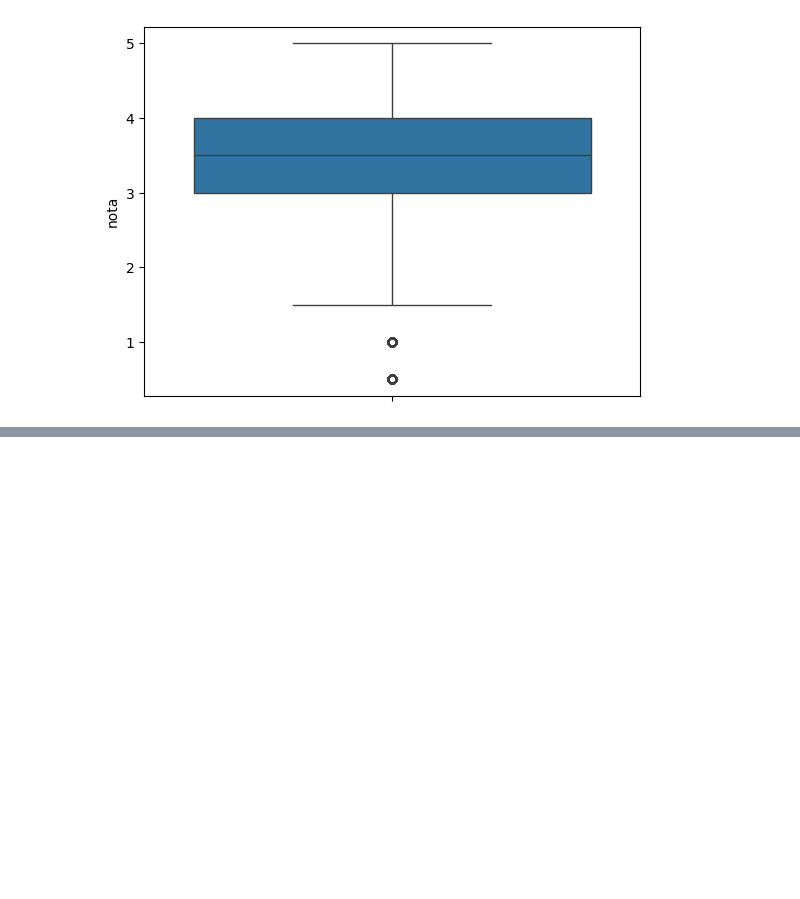
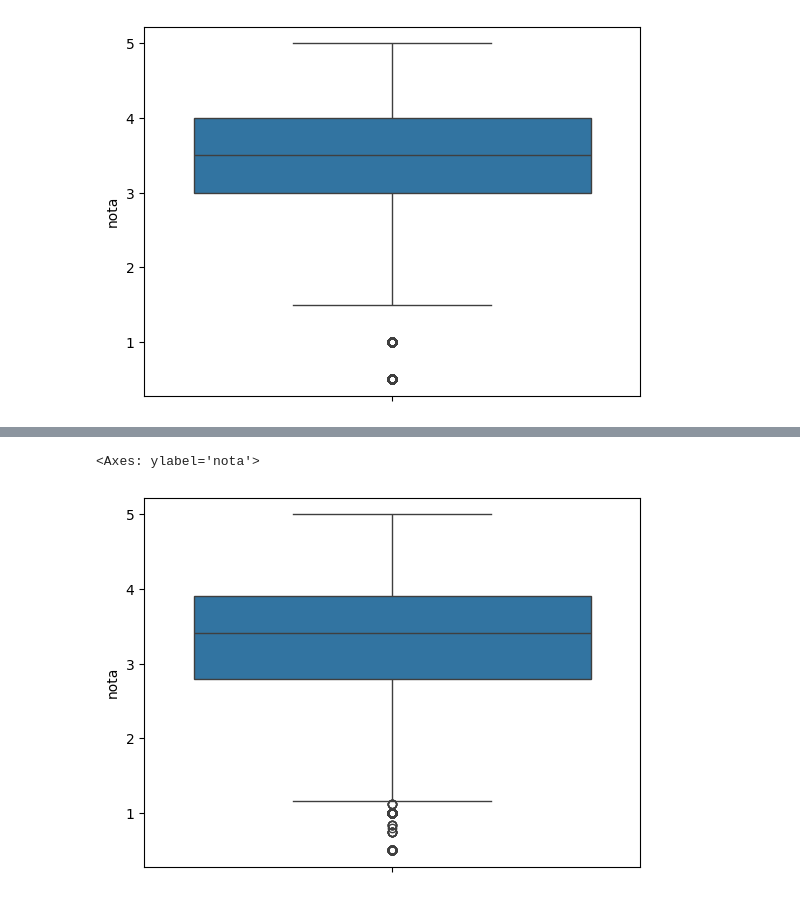
Before and after one commit to alex-sandro/Curso-data-science, a Jupyter notebook: Curso_Data_Science.ipynb, the cells around one changed output, grey strips where cells are left out. Drawn from its saved outputs; the diff is of its cells as text; code cells hidden in the pictures; blank space fills up the shorter version.

```diff
--- a/Curso_Data_Science.ipynb
+++ b/Curso_Data_Science.ipynb
@@ -128,0 +170,5 @@ sns.boxplot(notas.nota)
+# %%
+sns.boxplot(medias_por_filmes)
+# %% [output]
+<Axes: ylabel='nota'>
+[figure, added]
```
Also changed, not shown: parts of 27 cells of this notebook.
